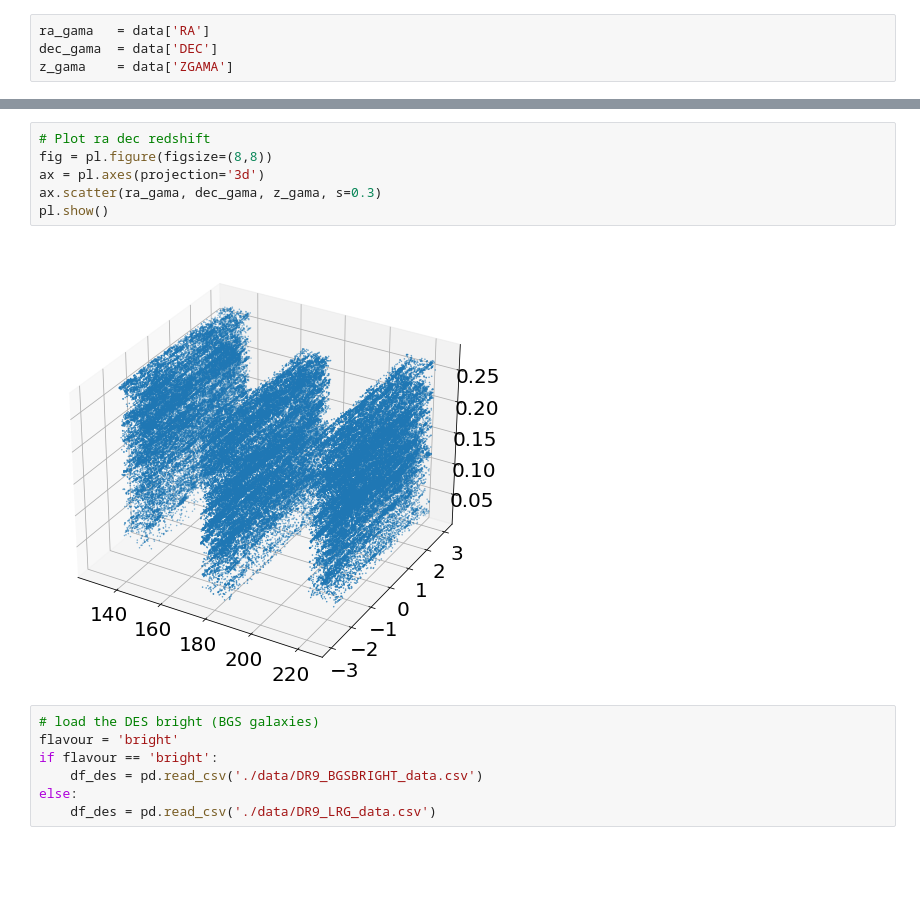
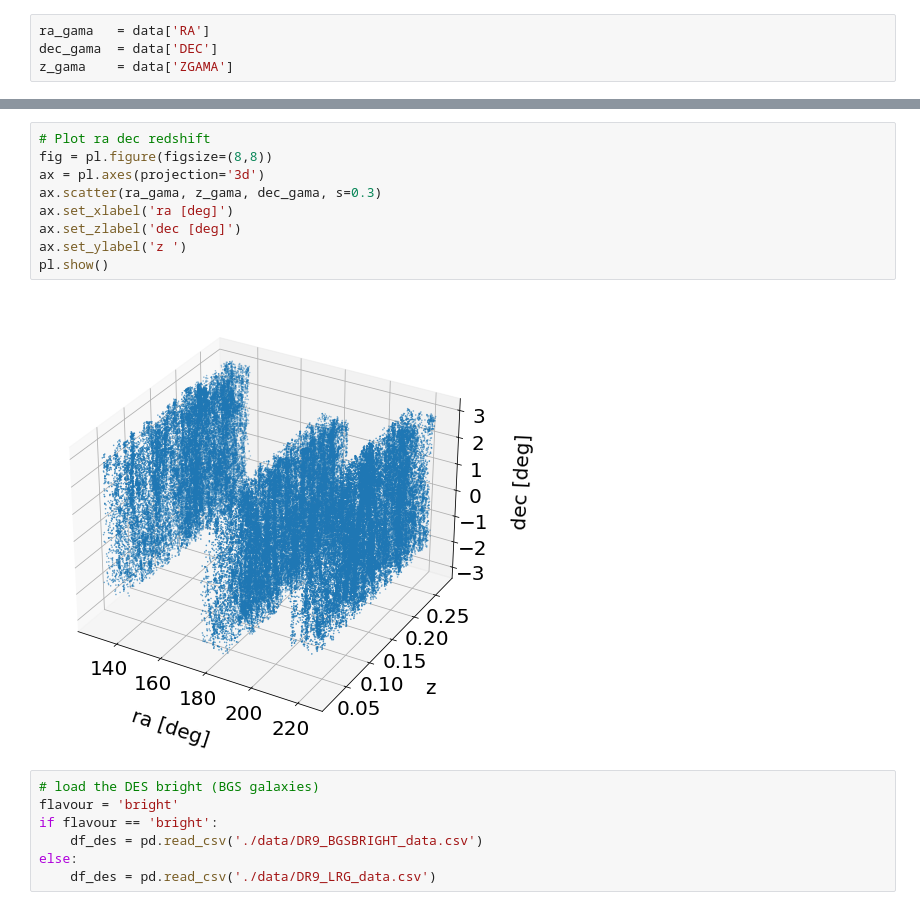
Before and after one commit to jsuarez314/alignment_desi, a Jupyter notebook: GAMA_DES_match.ipynb, the cells around one changed output, grey strips where cells are left out. Cells and saved outputs as stored; diff of their text form; blank space fills up the shorter version.

```diff
--- a/GAMA_DES_match.ipynb
+++ b/GAMA_DES_match.ipynb
@@ -28,11 +32,14 @@ z_gama    = data['ZGAMA']
 # %%
 # Plot ra dec redshift
 fig = pl.figure(figsize=(8,8))
 ax = pl.axes(projection='3d')
-ax.scatter(ra_gama, dec_gama, z_gama, s=0.3)
+ax.scatter(ra_gama, z_gama, dec_gama, s=0.3)
+ax.set_xlabel('ra [deg]')
+ax.set_zlabel('dec [deg]')
+ax.set_ylabel('z ')
 pl.show()
 # %% [output]
-[figure, old version]
+[figure, new version]
 # %%
 # load the DES bright (BGS galaxies)
 flavour = 'bright'
```
Also changed, not shown: parts of 16 cells of this notebook, 4 other files.
